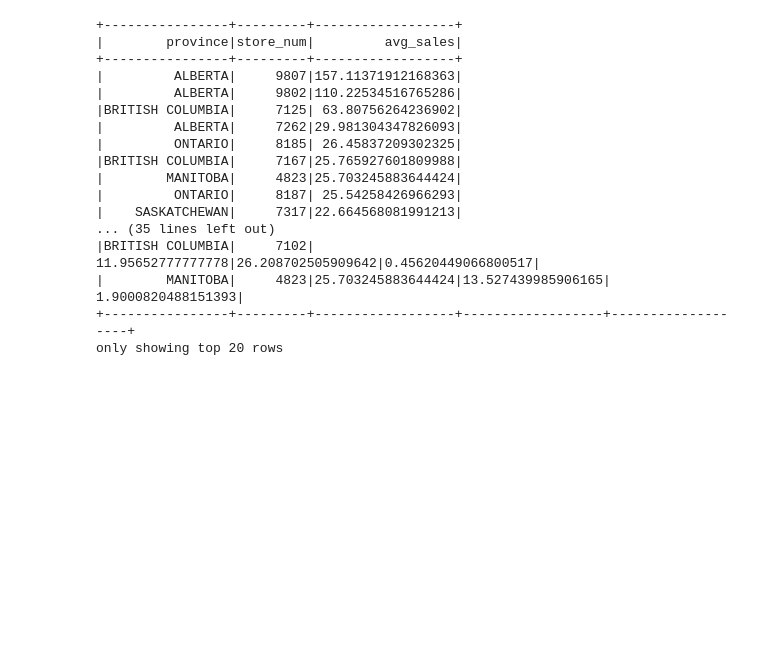
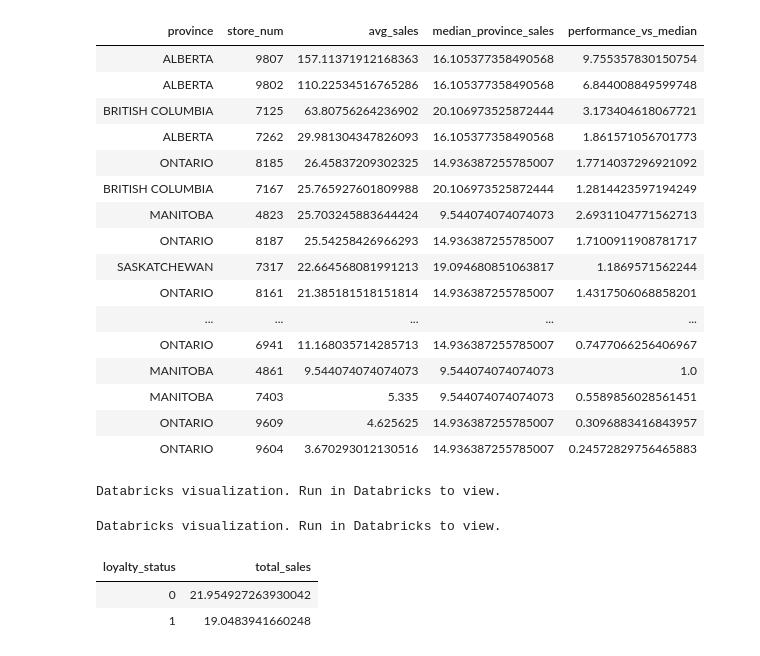
Before and after one commit to summiyak/Datahub_Pipeline, a Jupyter notebook: ACME_Store_Data_Ingestion.ipynb, the cells around one changed output. Drawn from its saved outputs; the diff is of its cells as text; code cells hidden in the pictures; blank space fills up the shorter version.

```diff
--- a/ACME_Store_Data_Ingestion.ipynb
+++ b/ACME_Store_Data_Ingestion.ipynb
@@ -121,31 +190,37 @@ DataFrame[trans_dt: string]
 # %%
-# Group by province and store, calculate sales performance
-province_store_performance = joined_df.groupby('province', 'store_num').agg(F.mean(joined_df.sales).alias('avg_sales')).orderBy(F.desc('avg_sales'))
 
-province_store_performance.show()
 
 #Calculate average store performance by province
-avg_province_performance = province_store_performance.groupby('province').agg(F.mean('avg_sales').alias('avg_province_sales'))
+avg_province_performance = province_store_performance.groupby('province').agg(F.median('avg_sales').alias('median_province_sales'))
 
 # Join to get top stores compared to average province sales
-top_stores_by_province = province_store_performance.join(avg_province_performance, 'province').withColumn('performance_vs_avg', F.col('avg_sales') / F.col('avg_province_sales')).orderBy('province', F.desc('performance_vs_avg'))
+top_stores_by_province = province_store_performance.join(avg_province_performance, 'province').withColumn('performance_vs_median', F.col('avg_sales') / F.col('median_province_sales')).orderBy( F.desc('avg_sales'))
 
-top_stores_by_province.show()
+display(top_stores_by_province)
 # %% [output]
+| province | store_num | avg_sales | median_province_sales | performance_vs_median |
+| ALBERTA | 9807 | 157.11371912168363 | 16.105377358490568 | 9.755357830150754 |
+| ALBERTA | 9802 | 110.22534516765286 | 16.105377358490568 | 6.844008849599748 |
+| BRITISH COLUMBIA | 7125 | 63.80756264236902 | 20.106973525872444 | 3.173404618067721 |
+| ALBERTA | 7262 | 29.981304347826093 | 16.105377358490568 | 1.861571056701773 |
+| ONTARIO | 8185 | 26.45837209302325 | 14.936387255785007 | 1.7714037296921092 |
+| BRITISH COLUMBIA | 7167 | 25.765927601809988 | 20.106973525872444 | 1.2814423597194249 |
+| MANITOBA | 4823 | 25.703245883644424 | 9.544074074074073 | 2.6931104771562713 |
+| ONTARIO | 8187 | 25.54258426966293 | 14.936387255785007 | 1.7100911908781717 |
+| SASKATCHEWAN | 7317 | 22.664568081991213 | 19.094680851063817 | 1.1869571562244 |
+| ONTARIO | 8161 | 21.385181518151814 | 14.936387255785007 | 1.4317506068858201 |
+| ... | ... | ... | ... | ... |
+| ONTARIO | 6941 | 11.168035714285713 | 14.936387255785007 | 0.7477066256406967 |
+| MANITOBA | 4861 | 9.544074074074073 | 9.544074074074073 | 1.0 |
+| MANITOBA | 7403 | 5.335 | 9.544074074074073 | 0.5589856028561451 |
+| ONTARIO | 9609 | 4.625625 | 14.936387255785007 | 0.3096883416843957 |
+| ONTARIO | 9604 | 3.670293012130516 | 14.936387255785007 | 0.24572829756465883 |
-+----------------+---------+------------------+
-|        province|store_num|         avg_sales|
-+----------------+---------+------------------+
-|         ALBERTA|     9807|157.11371912168363|
-|         ALBERTA|     9802|110.22534516765286|
-|BRITISH COLUMBIA|     7125| 63.80756264236902|
-|         ALBERTA|     7262|29.981304347826093|
-|         ONTARIO|     8185| 26.45837209302325|
-|BRITISH COLUMBIA|     7167|25.765927601809988|
-|        MANITOBA|     4823|25.703245883644424|
-|         ONTARIO|     8187| 25.54258426966293|
-|    SASKATCHEWAN|     7317|22.664568081991213|
-... (35 lines left out)
-|BRITISH COLUMBIA|     7102| 11.95652777777778|26.208702505909642|0.45620449066800517|
-|        MANITOBA|     4823|25.703245883644424|13.527439985906165| 1.9000820488151393|
-+----------------+---------+------------------+------------------+-------------------+
-only showing top 20 rows
+Databricks visualization. Run in Databricks to view.
+Databricks visualization. Run in Databricks to view.
+# %%
+loyalty_vs_non_loyalty_sales = joined_df.groupby('loyalty_status').agg(F.mean('sales').alias('total_sales')).orderBy(F.desc('total_sales'))
+display(loyalty_vs_non_loyalty_sales)
+# %% [output]
+| loyalty_status | total_sales |
+| 0 | 21.954927263930042 |
+| 1 | 19.0483941660248 |
```
Also changed, not shown: parts of 22 cells of this notebook, 1 other file.
